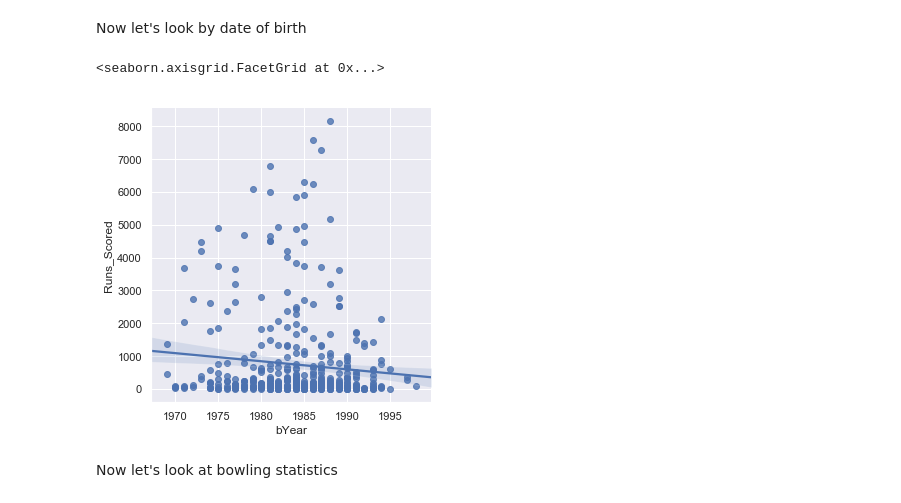
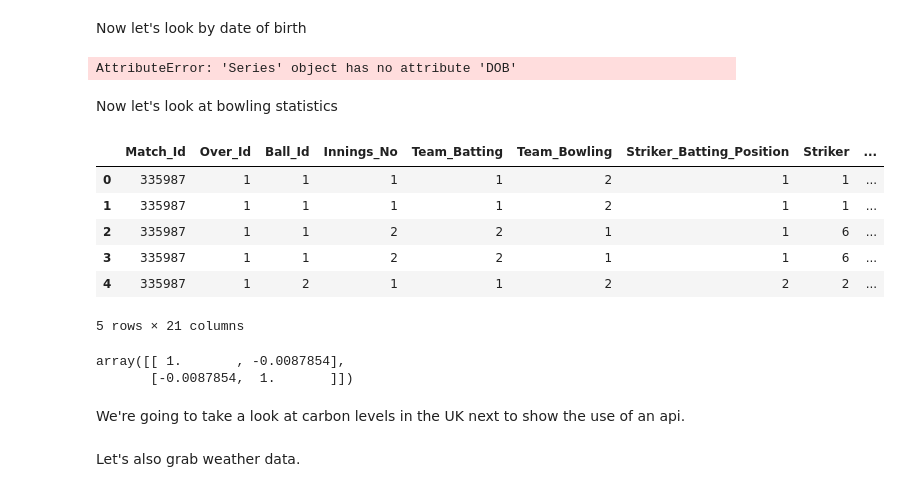
Before and after one commit to nickgrasley/appliedMachineLearning, a Jupyter notebook: ml_hw1.ipynb, the cells around one changed output. Cells and saved outputs as stored; diff of their text form; code cells hidden in the pictures.

Commit message:
work halfway through data set 3

```diff
--- a/ml_hw1.ipynb
+++ b/ml_hw1.ipynb
@@ -302,9 +311,34 @@ sns.violinplot(x='Batting_hand', y='Runs_Scored', data=runsScored, palette='mute
 Now let's look by date of birth
 # %%
 runsScored['bYear'] = pd.to_datetime(runsScored.DOB).dt.year
+print(runsScored.bYear.describe())
 sns.lmplot(x='bYear', y='Runs_Scored', data=runsScored)
 # %% [output]
-<seaborn.axisgrid.FacetGrid at 0x...>
+AttributeError: 'Series' object has no attribute 'DOB'
-[figure, removed]
 # %% [markdown]
 Now let's look at bowling statistics
+# %%
+fullDf = pd.read_sql_query("""select *
+                               from Ball_By_Ball b
+                                   inner join Batsman_Scored s
+                                       on (b.Match_Id == s.Match_Id and b.Over_Id == s.Over_Id and b.Ball_Id == s.Ball_Id)
+                                   inner join Player p
+                                       on b.Bowler == p.Player_Id""",conn)
+fullDf.head()
+# %% [output]
+|  | Match_Id | Over_Id | Ball_Id | Innings_No | Team_Batting | Team_Bowling | Striker_Batting_Position | Striker | ... |
+| 0 | 335987 | 1 | 1 | 1 | 1 | 2 | 1 | 1 | ... |
+| 1 | 335987 | 1 | 1 | 1 | 1 | 2 | 1 | 1 | ... |
+| 2 | 335987 | 1 | 1 | 2 | 2 | 1 | 1 | 6 | ... |
+| 3 | 335987 | 1 | 1 | 2 | 2 | 1 | 1 | 6 | ... |
+| 4 | 335987 | 1 | 2 | 1 | 1 | 2 | 2 | 2 | ... |
+5 rows × 21 columns
+# %%
+from sklearn.preprocessing import StandardScaler
+skill = StandardScaler().fit_transform(fullDf[['Runs_Scored','Bowling_skill']].dropna())
+np.corrcoef(skill[:,0],skill[:,1])
+# %% [output]
+array([[ 1.       , -0.0087854],
+       [-0.0087854,  1.       ]])
+# %% [markdown]
+We're going to take a look at carbon levels in the UK next to show the use of an api.
@@ -310,0 +350,2 @@ Now let's look at bowling statistics
+# %% [markdown]
+Let's also grab weather data.
```
Also changed, not shown: parts of 24 cells of this notebook.
